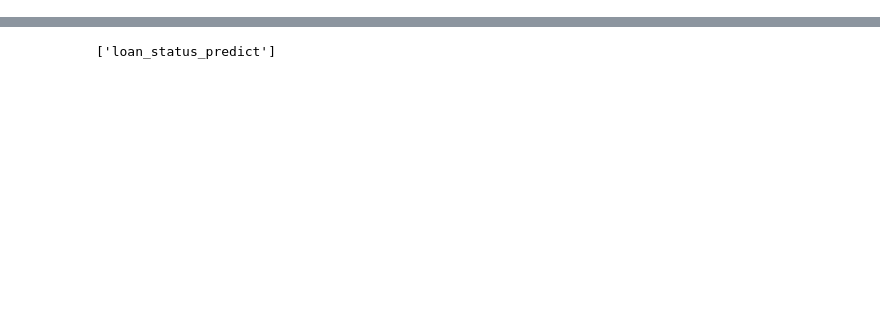
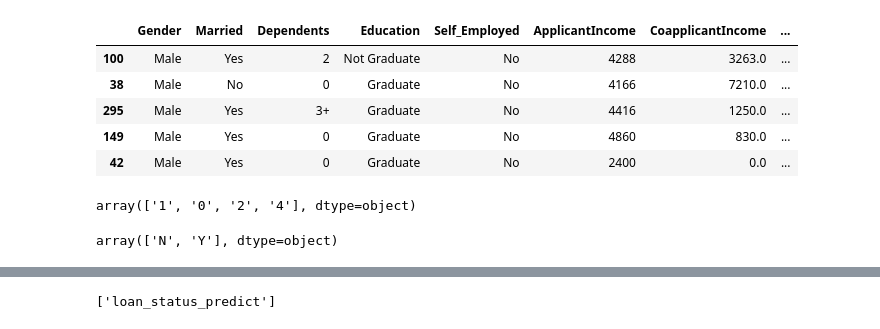
Before and after one commit to dinuwanfernando/10822750-final-year-project, a Jupyter notebook: loan_prediction_test2.ipynb, the cells around one changed output, grey strips where cells are left out. Cells and saved outputs as stored; diff of their text form; code cells hidden in the pictures; blank space fills up the shorter version.

```diff
--- a/loan_prediction_test2.ipynb
+++ b/loan_prediction_test2.ipynb
@@ -501,0 +131,3 @@ accuracy*100
+# %%
+#6. Handling the missing values in the dataset
+data = data.drop('Loan_ID',axis=1)
@@ -501,0 +139,3 @@ accuracy*100
+# %%
+columns = ['Gender','Dependents','LoanAmount','Loan_Amount_Term']
+data = data.dropna(subset=columns)
@@ -501,0 +162,2 @@ accuracy*100
+# %%
+data['Self_Employed'] =data['Self_Employed'].fillna(data['Self_Employed'].mode()[0])
@@ -501,0 +192,2 @@ accuracy*100
+# %%
+data['Credit_History'] =data['Credit_History'].fillna(data['Credit_History'].mode()[0])
@@ -501,0 +212,9 @@ accuracy*100
+# %%
+data.sample(5)
+# %% [output]
+|  | Gender | Married | Dependents | Education | Self_Employed | ApplicantIncome | CoapplicantIncome | ... |
+| 100 | Male | Yes | 2 | Not Graduate | No | 4288 | 3263.0 | ... |
+| 38 | Male | No | 0 | Graduate | No | 4166 | 7210.0 | ... |
+| 295 | Male | Yes | 3+ | Graduate | No | 4416 | 1250.0 | ... |
+| 149 | Male | Yes | 0 | Graduate | No | 4860 | 830.0 | ... |
+| 42 | Male | Yes | 0 | Graduate | No | 2400 | 0.0 | ... |
@@ -501,0 +223,8 @@ accuracy*100
+# %%
+data['Dependents'].unique()
+# %% [output]
+array(['1', '0', '2', '4'], dtype=object)
+# %%
+data['Loan_Status'].unique()
+# %% [output]
+array(['N', 'Y'], dtype=object)
```
Also changed, not shown: parts of 181 cells of this notebook.
